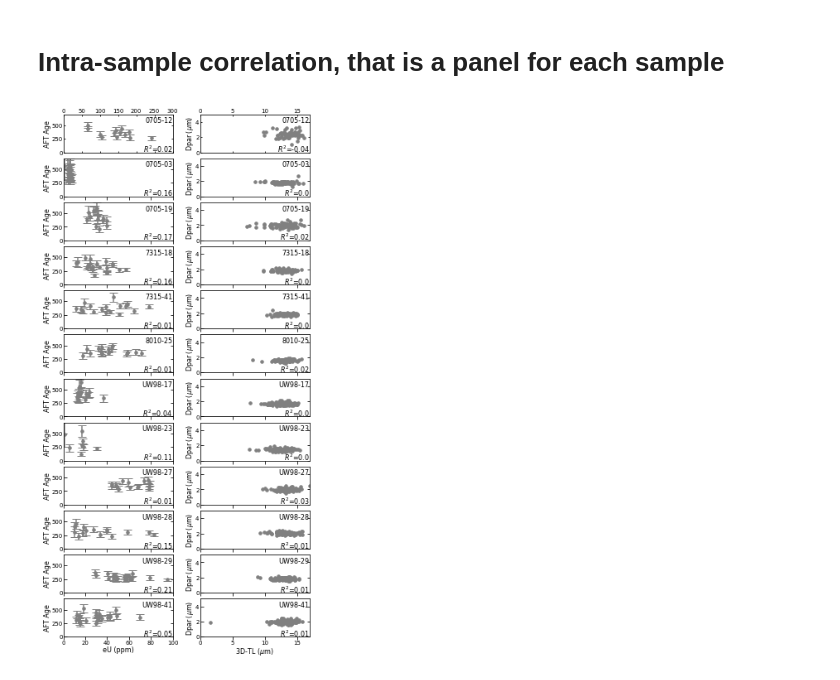
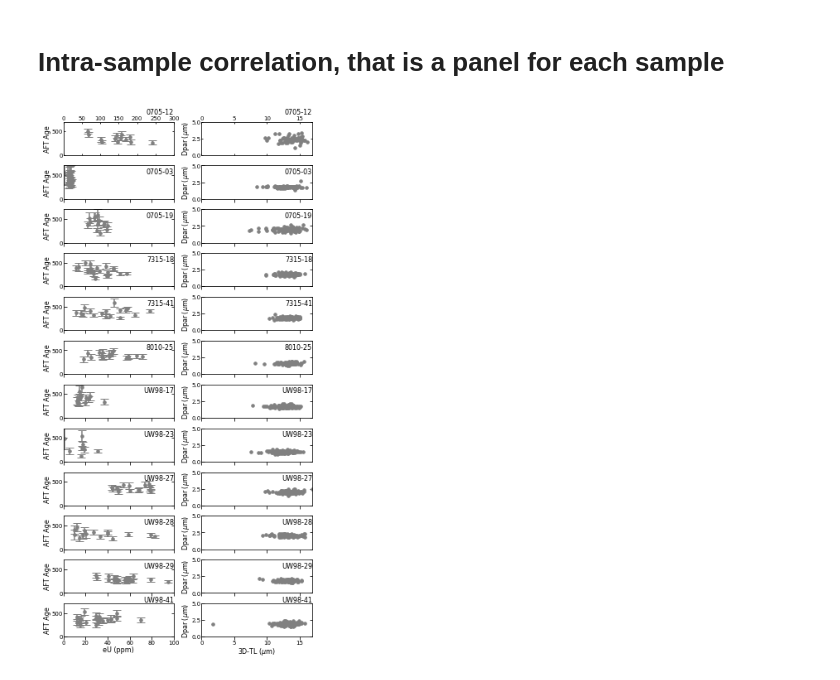
Before and after one commit to saraemp/10.1029-2019TC005988, a Jupyter notebook: Fig_X_AFT_age_&MTLvs_eU.ipynb, the cells around one changed output. Cells and saved outputs as stored; diff of their text form; code cells hidden in the pictures.

```diff
--- a/Fig_X_AFT_age_&MTLvs_eU.ipynb
+++ b/Fig_X_AFT_age_&MTLvs_eU.ipynb
@@ -151,9 +147,9 @@ for i in np.arange(0,len(samples_wo_0705_12),1):
     ax.errorbar(data_tables1.eU_ppm[data_tables1.SampleID==samples_wo_0705_12[i]],
                 data_tables1.Age_Ma[data_tables1.SampleID==samples_wo_0705_12[i]],
                 yerr=data_tables1.Age_Ma_1s[data_tables1.SampleID==samples_wo_0705_12[i]], fmt='o', capsize=5, c='grey', ms=3.5)
-    ax.text(100,0, str('$R^2$=')+str(round(scipy.stats.linregress(
-        data_tables1.eU_ppm[data_tables1.SampleID==samples_wo_0705_12[i]],
-        data_tables1.Age_Ma[data_tables1.SampleID==samples_wo_0705_12[i]])[2]**2,2)), size=rs,horizontalalignment='right')
+#     ax.text(100,0, str('$R^2$=')+str(round(scipy.stats.linregress(
+#         data_tables1.eU_ppm[data_tables1.SampleID==samples_wo_0705_12[i]],
+#         data_tables1.Age_Ma[data_tables1.SampleID==samples_wo_0705_12[i]])[2]**2,2)), size=rs,horizontalalignment='right')
     ax.set_xlim(0,100)
     ax.set_ylim(0,700)
     ax.tick_params(axis='both', which='major', labelsize=7, labelbottom=False,  right=True)
@@ -163,9 +159,9 @@ for i in np.arange(0,len(samples_wo_0705_12),1):
     ax.plot(data_ss1.Ltrue_um[data_ss1.sampleID==samples_wo_0705_12[i]],
                 data_ss1.Average_Dpar_um[data_ss1.sampleID==samples_wo_0705_12[i]],
                 'o',c='grey', ms=3.5)
-    ax.text(max(data_ss1.Ltrue_um),0, str('$R^2$=')+
-            str(round(scipy.stats.linregress(data_ss1.Ltrue_um[data_ss1.sampleID==samples_wo_0705_12[i]],
-            data_ss1.Average_Dpar_um[data_ss1.sampleID==samples_wo_0705_12[i]])[2]**2,2)), size=rs,horizontalalignment='right')
+#     ax.text(max(data_ss1.Ltrue_um),0, str('$R^2$=')+
+#             str(round(scipy.stats.linregress(data_ss1.Ltrue_um[data_ss1.sampleID==samples_wo_0705_12[i]],
+#             data_ss1.Average_Dpar_um[data_ss1.sampleID==samples_wo_0705_12[i]])[2]**2,2)), size=rs,horizontalalignment='right')
     ax.set_xlim(0,max(data_ss1.Ltrue_um))
     ax.set_ylim(0,5)
     ax.tick_params(axis='both', which='major', labelsize=7, labelbottom=False, labelleft=False, left=False)
@@ -175,45 +171,45 @@ for i in np.arange(0,len(samples_wo_0705_12),1):
 #Adding sample 0705-12
 ax = axs[0,0]
 i=1
-ax.set_title(str(samples_s1[i]), pad=-10, fontsize=lfs, loc='right')
+ax.set_title(str(samples_s1[i]), pad=-20, fontsize=lfs, loc='right')
 ax.errorbar(data_tables1.eU_ppm[data_tables1.SampleID==samples_s1[i]],
             data_tables1.Age_Ma[data_tables1.SampleID==samples_s1[i]],
             yerr=data_tables1.Age_Ma_1s[data_tables1.SampleID==samples_s1[i]],
             fmt='o', capsize=5, c='grey', ms=3.5)
-ax.text(300,0, str('$R^2$=')+
-        str(round(scipy.stats.linregress(data_tables1.eU_ppm[data_tables1.SampleID==samples_s1[i]],
-                               data_tables1.Age_Ma_1s[data_tables1.SampleID==samples_s1[i]])[2]**2,2)), size=rs, horizontalalignment='right')
+# ax.text(300,0, str('$R^2$=')+
+#         str(round(scipy.stats.linregress(data_tables1.eU_ppm[data_tables1.SampleID==samples_s1[i]],
+#                                data_tables1.Age_Ma_1s[data_tables1.SampleID==samples_s1[i]])[2]**2,2)), size=rs, horizontalalignment='right')
 ax.set_xlim(0,300)
 ax.set_ylim(0,700)
 ax.tick_params(axis='both', which='major', labelsize=7, labelbottom=False, labeltop=True, top=True, right=True,  direction='in', length=2, pad=1)
 
 ax=axs[0,1]
 ax.set_title(str(samples_s1[i]), pad=-10, fontsize=lfs, loc='right')
 ax.plot(data_ss1.Ltrue_um[data_ss1.sampleID==samples_s1[i]],
             data_ss1.Average_Dpar_um[data_ss1.sampleID==samples_s1[i]],
             'o',c='grey', ms=3.5)
-ax.text(max(data_ss1.Ltrue_um),0, str('$R^2$=')+
-        str(round(scipy.stats.linregress(data_ss1.Ltrue_um[data_ss1.sampleID==samples_s1[i]],
-        data_ss1.Average_Dpar_um[data_ss1.sampleID==samples_s1[i]])[2],2)), size=rs, horizontalalignment='right')
+# ax.text(max(data_ss1.Ltrue_um),0, str('$R^2$=')+
+#         str(round(scipy.stats.linregress(data_ss1.Ltrue_um[data_ss1.sampleID==samples_s1[i]],
+#         data_ss1.Average_Dpar_um[data_ss1.sampleID==samples_s1[i]])[2],2)), size=rs, horizontalalignment='right')
 ax.set_xlim(0,max(data_ss1.Ltrue_um))
 ax.set_ylim(0,5)
 ax.tick_params(axis='both', which='major', labelsize=7, labelbottom=False, labeltop=True, top=True, right=True,  direction='in', length=2, pad=1)
 
 ylabel=['AFT Age', 'Dpar ($\mu$m)', 'Dpar ($\mu$m)']#This was just in case I had to differenciate between Dpar and average Dpar
 for i in np.arange(0,len(samples_s1),1):
     for j in np.arange(0,2,1):
         ax = axs[i,j]
         ax.tick_params(axis='y', which='both', direction='in', left=True, labelleft=True, pad=1)
         ax.set_ylabel(ylabel[j], labelpad=0.01, fontsize=lfs)
 
 xlabel=['eU (ppm)', '3D-TL ($\mu$m)']#This was just in case I had to differenciate between Dpar and average Dpar
 for j in np.arange(0,2,1):
     ax = axs[len(samples_s1)-1,j]
     ax.tick_params(axis='both', which='major', labelsize=7,labelbottom=True, pad=1)
     ax.set_xlabel(xlabel[j], labelpad=1, fontsize=lfs )
 
 fig.tight_layout(pad=0.01)  # otherwise the right y-label is slightly clipped
 fig.subplots_adjust(wspace = 0.25)
-fig.savefig("AFT_age&eU_3DTL_intrasample_R2_datarep.pdf", dpi=300)
+fig.savefig("/Users/smoron/Documents/1.Projects/Thermochron/Thermochron_revisions2/2019TC005988_Revised2_FigS1.pdf", dpi=300)
 # %% [output]
-[figure, old version]
+[figure, new version]
```
Also changed, not shown: parts of 1 cell of this notebook, 3 other files.
